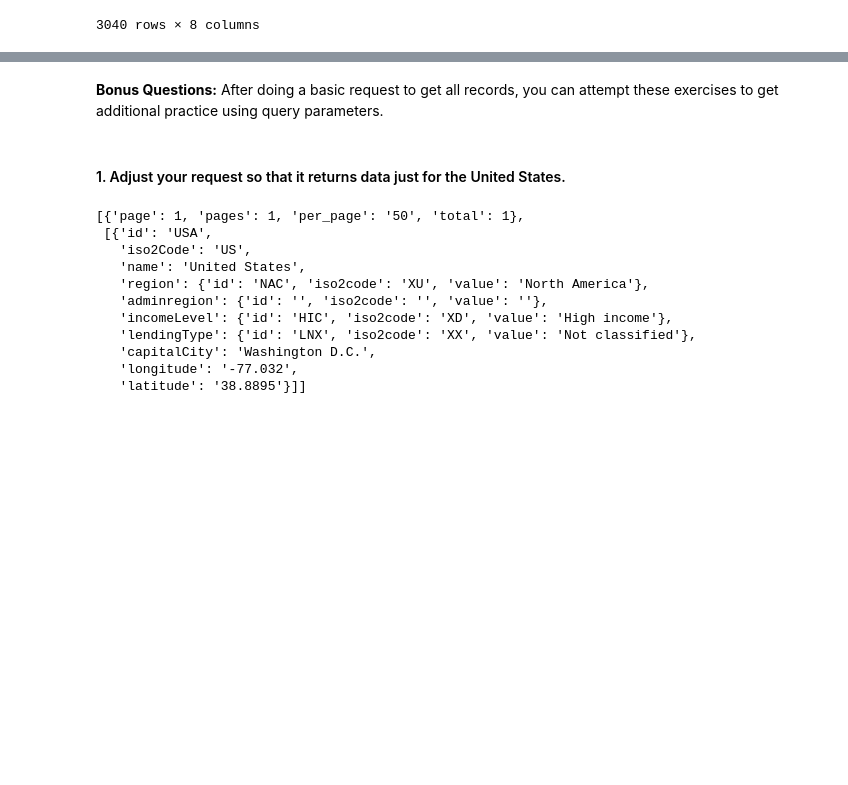
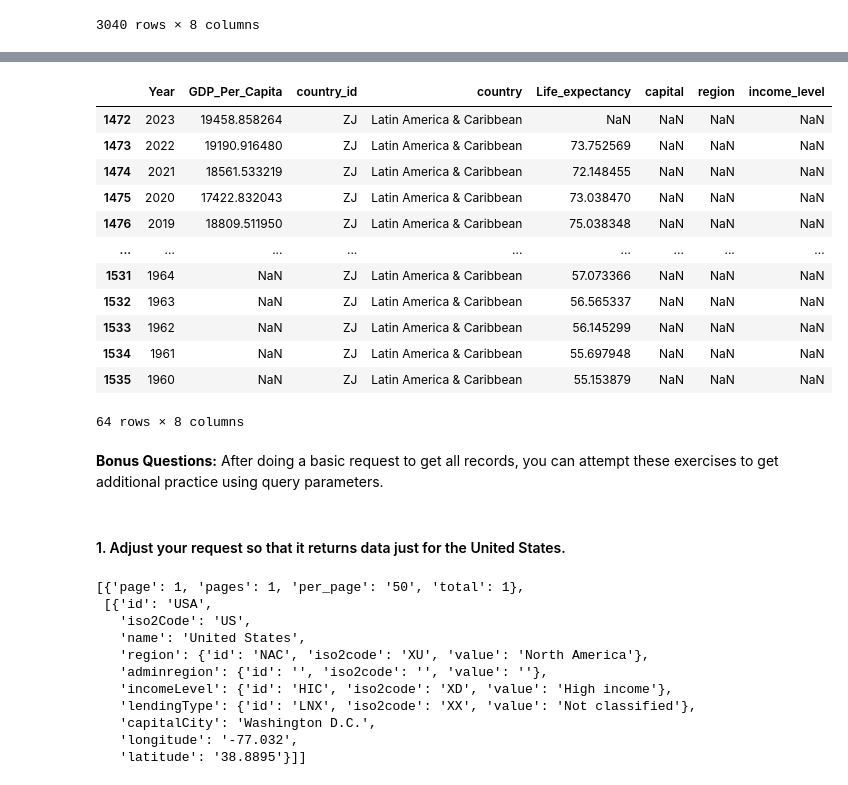
Before and after one commit to nss-data-science-cohort-8/un-exploration-ndpawar1981, a Jupyter notebook: Notebooks/UNData_API_Exercise.ipynb, the cells around one changed output, grey strips where cells are left out. Saved outputs shown, nothing was run; the diff lists cells and outputs as text; code cells hidden in the pictures; blank space fills up the shorter version.

```diff
--- a/Notebooks/UNData_API_Exercise.ipynb
+++ b/Notebooks/UNData_API_Exercise.ipynb
@@ -249,3 +275,20 @@ gdp_le_country_final[gdp_le_country_final['region' ] == 'Aggregates']
+# %%
+#gdp_le_country_final.sample(25)
+gdp_le_country_final[gdp_le_country_final['country_id'] == 'ZJ']
+# %% [output]
+|  | Year | GDP_Per_Capita | country_id | country | Life_expectancy | capital | region | income_level |
+| 1472 | 2023 | 19458.858264 | ZJ | Latin America & Caribbean | NaN | NaN | NaN | NaN |
+| 1473 | 2022 | 19190.916480 | ZJ | Latin America & Caribbean | 73.752569 | NaN | NaN | NaN |
+| 1474 | 2021 | 18561.533219 | ZJ | Latin America & Caribbean | 72.148455 | NaN | NaN | NaN |
+| 1475 | 2020 | 17422.832043 | ZJ | Latin America & Caribbean | 73.038470 | NaN | NaN | NaN |
+| 1476 | 2019 | 18809.511950 | ZJ | Latin America & Caribbean | 75.038348 | NaN | NaN | NaN |
+| ... | ... | ... | ... | ... | ... | ... | ... | ... |
+| 1531 | 1964 | NaN | ZJ | Latin America & Caribbean | 57.073366 | NaN | NaN | NaN |
+| 1532 | 1963 | NaN | ZJ | Latin America & Caribbean | 56.565337 | NaN | NaN | NaN |
+| 1533 | 1962 | NaN | ZJ | Latin America & Caribbean | 56.145299 | NaN | NaN | NaN |
+| 1534 | 1961 | NaN | ZJ | Latin America & Caribbean | 55.697948 | NaN | NaN | NaN |
+| 1535 | 1960 | NaN | ZJ | Latin America & Caribbean | 55.153879 | NaN | NaN | NaN |
+64 rows × 8 columns
 # %% [markdown]
 
 
```
Also changed, not shown: parts of 7 cells of this notebook.
